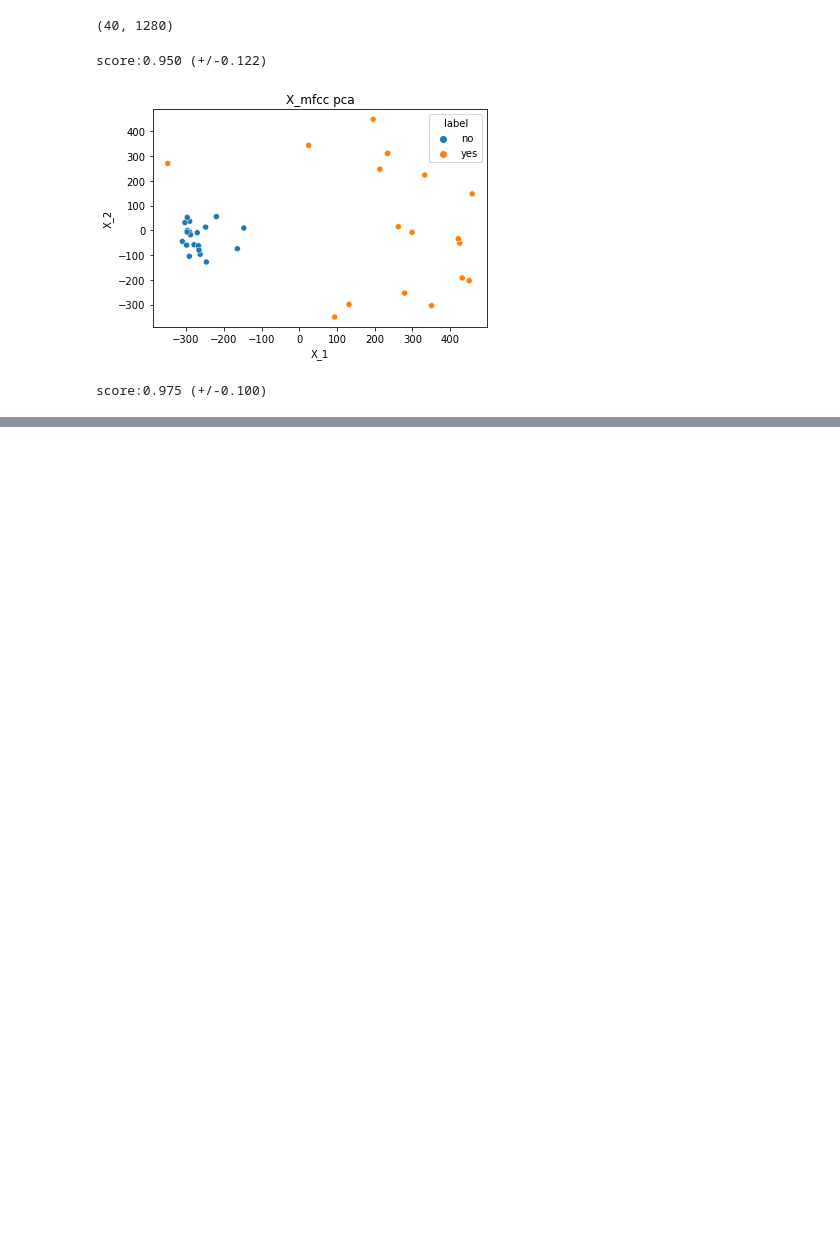
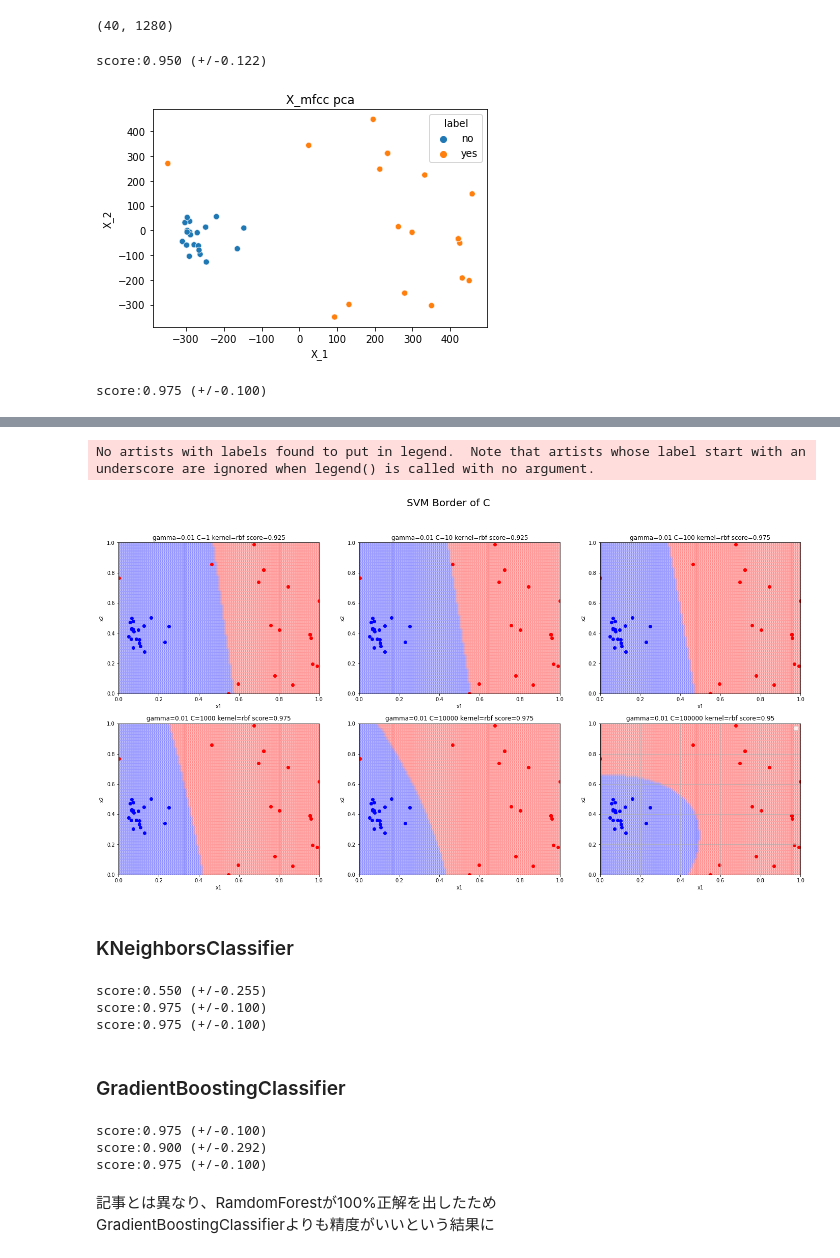
Before and after one commit to sadahry/notebooks, a Jupyter notebook: signal_processing/yes_no_detection.ipynb, the cells around one changed output, grey strips where cells are left out. Cells and saved outputs as stored; diff of their text form; code cells hidden in the pictures; blank space fills up the shorter version.

```diff
--- a/signal_processing/yes_no_detection.ipynb
+++ b/signal_processing/yes_no_detection.ipynb
@@ -447,0 +550,79 @@ score:0.975 (+/-0.100)
+# %%
+# gamma固定
+gamma = 0.01
+Cs = [
+    1,
+    10,
+    100,
+    1000,
+    10000,
+    100000,
+]
+
+n = len(Cs)
+cols = 3
+rows = math.ceil(n/cols)
+
+fig, axes = plt.subplots(rows, cols, figsize=(24, 12))
+fig.suptitle("SVM Border of C", fontsize=20)
+
+for i, C in enumerate(Cs):
+    r = i // cols
+    c = i % cols
+    ax = axes[r][c]
+
+    plot_svm_border(
+        ax=ax,
+        X=X_mfcc_pca_minmax,
+        min=min,
+        max=max,
+        gamma=gamma,
+        C=C,
+    )
+
+    if i+1 >= n:
+        break
+
+plt.grid()
+plt.legend(loc=1)
+plt.show()
+# %% [output]
+No artists with labels found to put in legend.  Note that artists whose label start with an underscore are ignored when legend() is called with no argument.
+[figure, added]
+# %% [markdown]
+### KNeighborsClassifier
+# %%
+clf = sklearn.neighbors.KNeighborsClassifier()
+
+scores = sklearn.model_selection.cross_val_score(clf, X_feat, y, cv=5)
+print('score:{:.3f} (+/-{:.3f})'.format(scores.mean(), scores.std()*2))
+
+scores = sklearn.model_selection.cross_val_score(clf, X_mfcc, y, cv=5)
+print('score:{:.3f} (+/-{:.3f})'.format(scores.mean(), scores.std()*2))
+
+scores = sklearn.model_selection.cross_val_score(clf, X_mfcc_pca, y, cv=5)
+print('score:{:.3f} (+/-{:.3f})'.format(scores.mean(), scores.std()*2))
+# %% [output]
+score:0.550 (+/-0.255)
+score:0.975 (+/-0.100)
+score:0.975 (+/-0.100)
+# %% [markdown]
+### GradientBoostingClassifier
+# %%
+clf = sklearn.ensemble.GradientBoostingClassifier(random_state=seed)
+
+scores = sklearn.model_selection.cross_val_score(clf, X_feat, y, cv=5)
+print('score:{:.3f} (+/-{:.3f})'.format(scores.mean(), scores.std()*2))
+
+scores = sklearn.model_selection.cross_val_score(clf, X_mfcc, y, cv=5)
+print('score:{:.3f} (+/-{:.3f})'.format(scores.mean(), scores.std()*2))
+
+scores = sklearn.model_selection.cross_val_score(clf, X_mfcc_pca, y, cv=5)
+print('score:{:.3f} (+/-{:.3f})'.format(scores.mean(), scores.std()*2))
+# %% [output]
+score:0.975 (+/-0.100)
+score:0.900 (+/-0.292)
+score:0.975 (+/-0.100)
+# %% [markdown]
+記事とは異なり、RamdomForestが100%正解を出したため
+GradientBoostingClassifierよりも精度がいいという結果に
```
Also changed, not shown: parts of 5 cells of this notebook.
